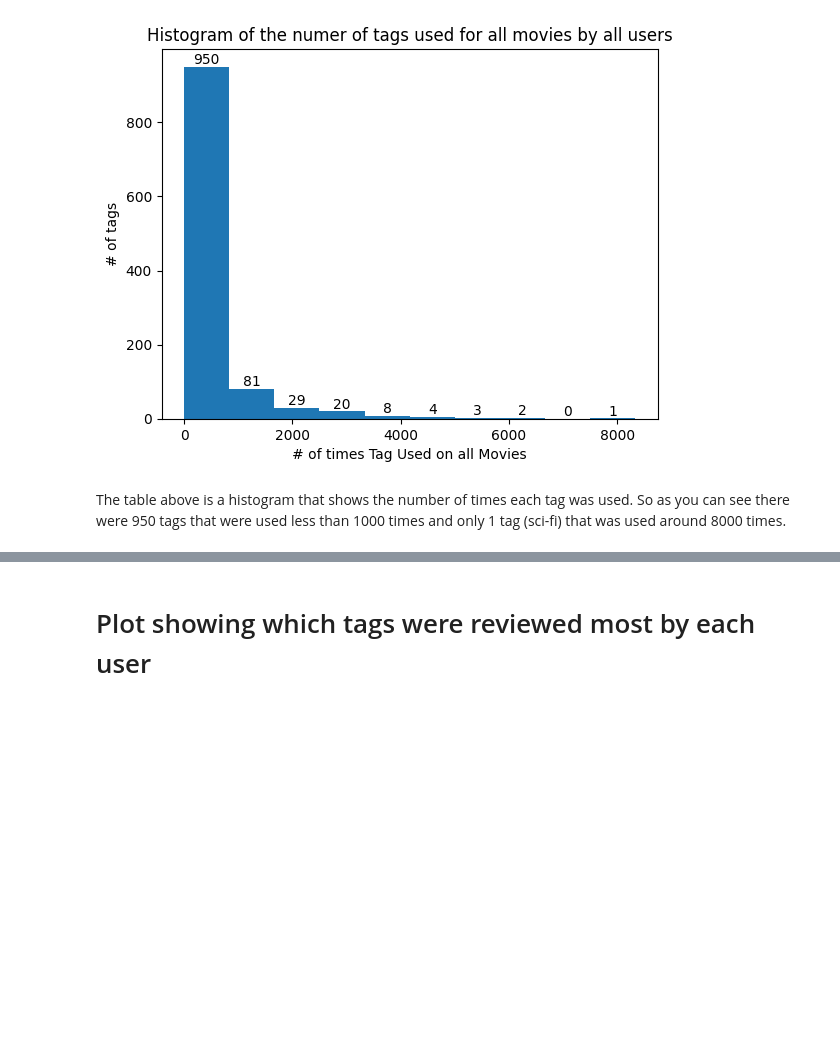
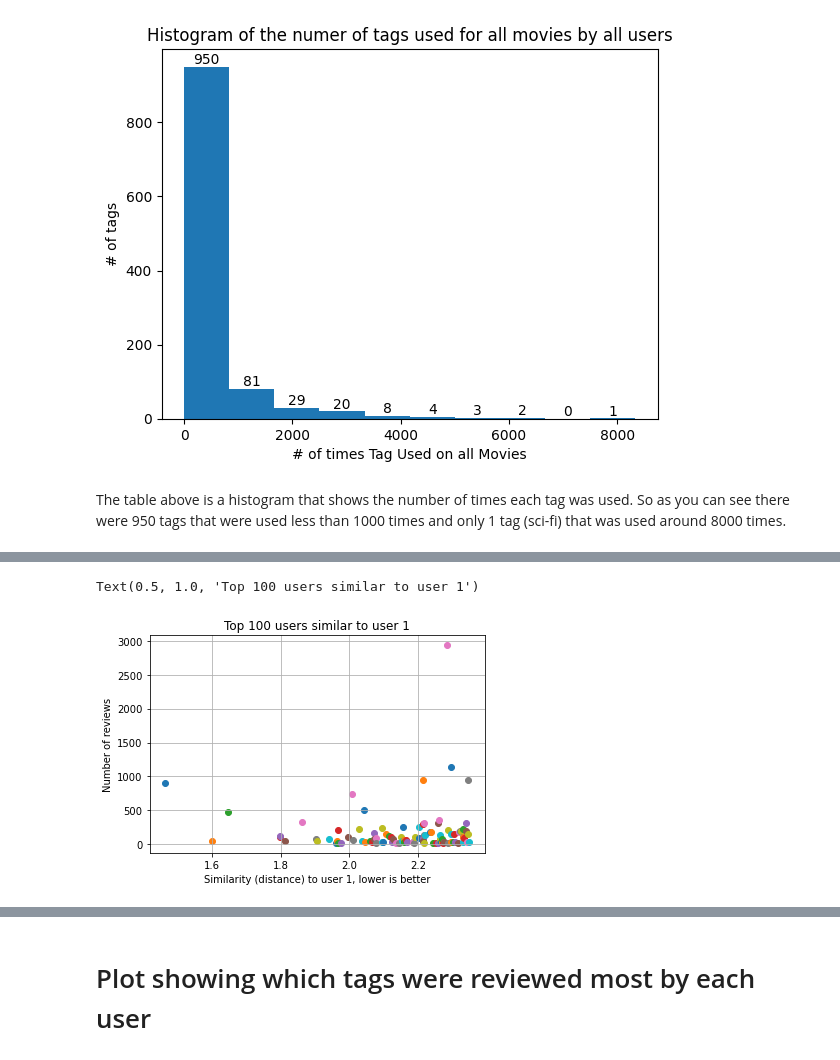
Before and after one commit to rkbhkp/Movie-Recomendation-with-ML, a Jupyter notebook: Milestone_3.ipynb, the cells around one changed output, grey strips where cells are left out. Saved outputs shown, nothing was run; the diff lists cells and outputs as text; code cells hidden in the pictures; blank space fills up the shorter version.

```diff
--- a/Milestone_3.ipynb
+++ b/Milestone_3.ipynb
@@ -436,0 +579,11 @@ The table above is a histogram that shows the number of times each tag was used.
+# %%
+# print top 100 users similar to specfied user
+for i in range(0, len(user_distance[:100])):
+    plt.scatter(y=int(ratings_summary[ratings_summary['userId'] == user_distance[i][0]]['review_count']), x=user_distance[i][1])
+plt.grid(True)
+plt.xlabel(f"Similarity (distance) to user {my_user}, lower is better")
+plt.ylabel(f"Number of reviews")
+plt.title(f"Top 100 users similar to user {my_user}")
+# %% [output]
+Text(0.5, 1.0, 'Top 100 users similar to user 1')
+[figure, added]
```
Also changed, not shown: parts of 23 cells of this notebook.
